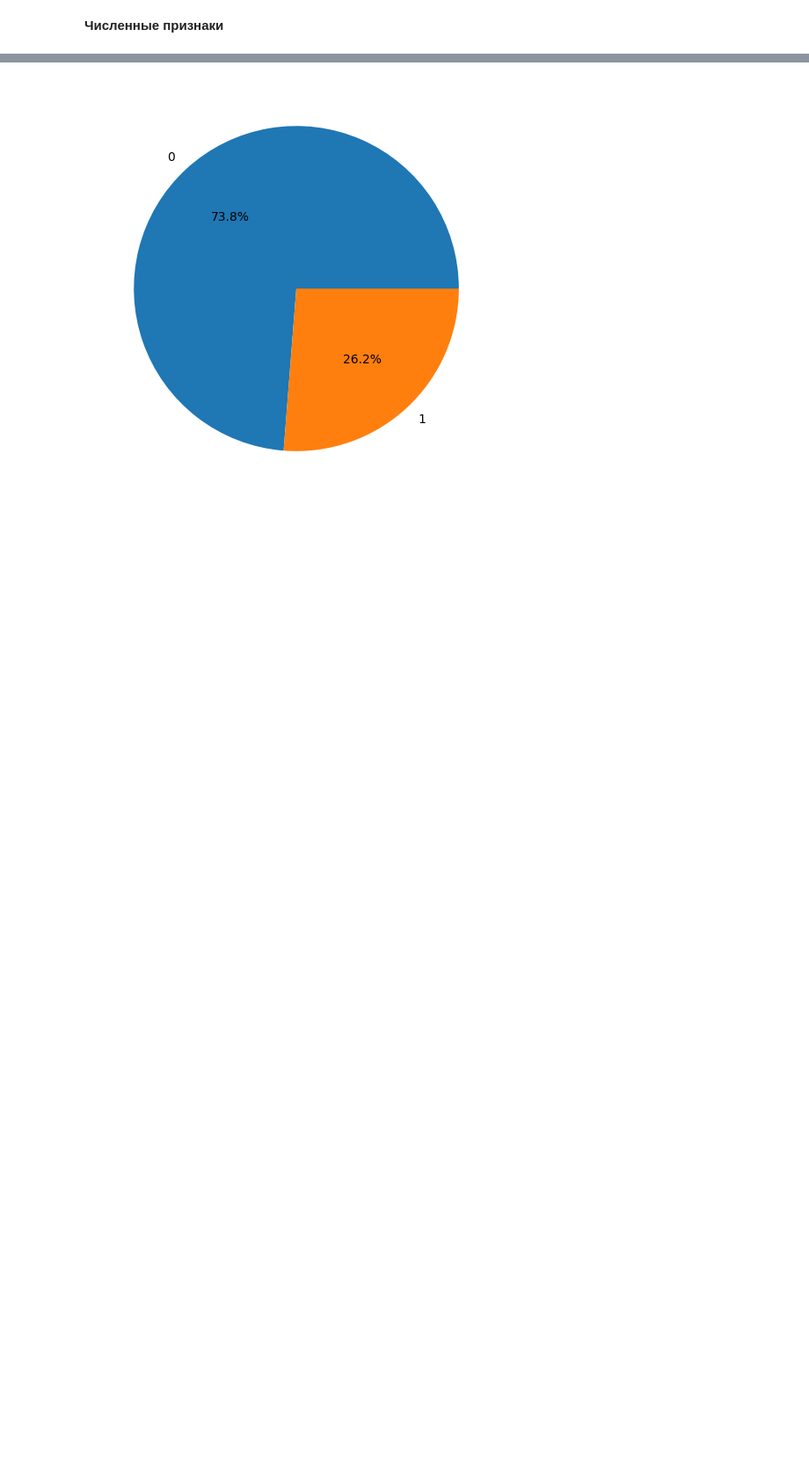
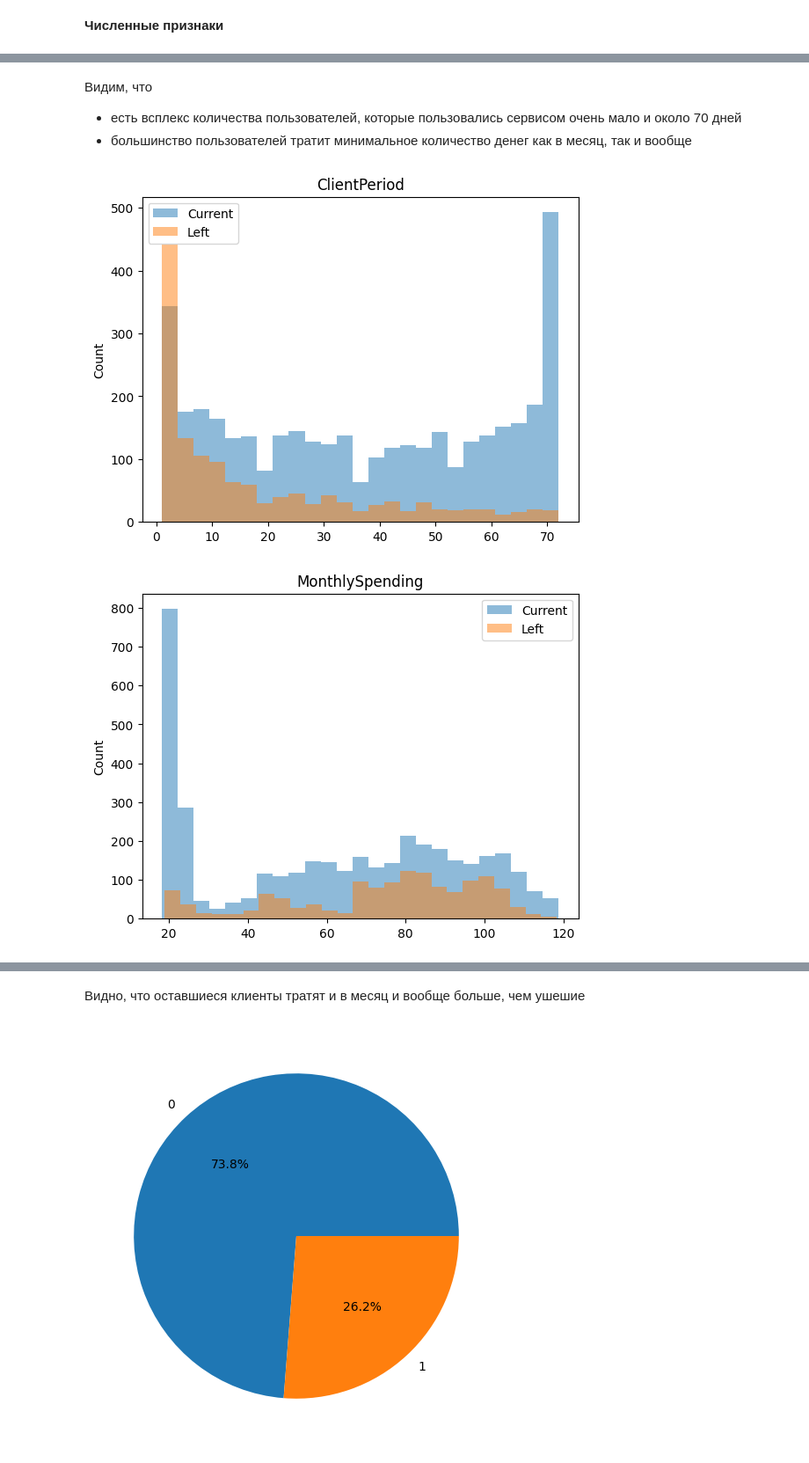
Before and after one commit to TastyButSadly/Notebooks, a Jupyter notebook: hw_3_kaggle.ipynb, the cells around one changed output, grey strips where cells are left out. Shown at 88% size. Drawn from its saved outputs; the diff is of its cells as text; code cells hidden in the pictures; blank space fills up the shorter version.

```diff
--- a/hw_3_kaggle.ipynb
+++ b/hw_3_kaggle.ipynb
@@ -351,0 +381,14 @@ for col in num_cols:
+# %% [markdown]
+Видим, что
+- есть всплекс количества пользователей, которые пользовались сервисом очень мало и около 70 дней
+- большинство пользователей тратит минимальное количество денег как в месяц, так и вообще
+# %%
+for col in num_cols:
+  data.groupby('Churn')[col].plot(kind='hist', bins=25, alpha=0.5)
+  plt.legend(['Current', 'Left'])
+  plt.ylabel('Count')
+  plt.title(col)
+  plt.show()
+# %% [output]
+[figure, added]
+[figure, added]
@@ -352,3 +396,5 @@ for col in num_cols:
+# %% [markdown]
+Видно, что оставшиеся клиенты тратят и в месяц и вообще больше, чем ушешие
 # %%
 target = data['Churn']
 plt.figure(figsize=(6, 6))
```
Also changed, not shown: parts of 21 cells of this notebook.
